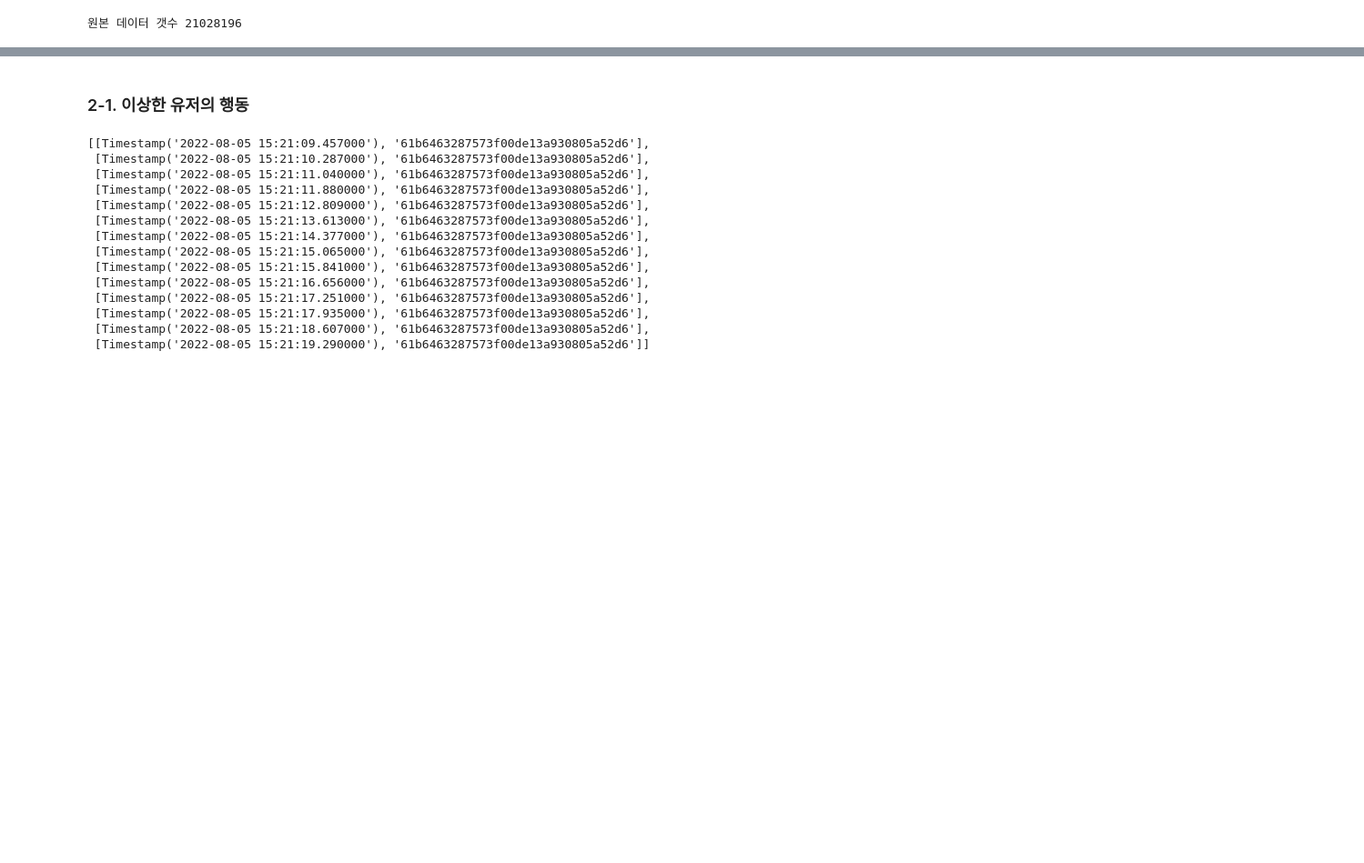
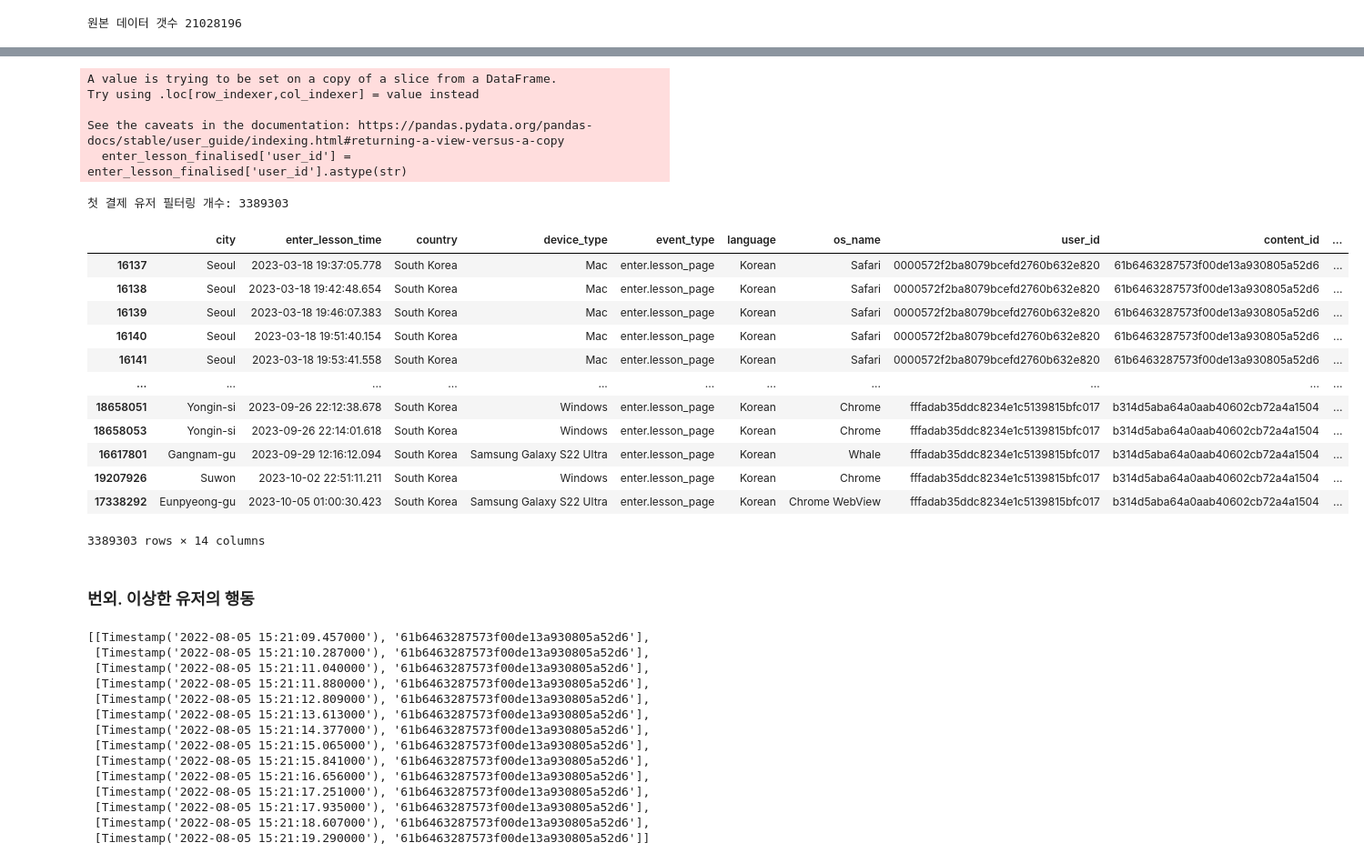
Before and after one commit to saeraniren/intermediate_project, a Jupyter notebook: haein_funnel_eda.ipynb, the cells around one changed output, grey strips where cells are left out. Shown at 91% size. Cells and saved outputs as stored; diff of their text form; code cells hidden in the pictures; blank space fills up the shorter version.

```diff
--- a/haein_funnel_eda.ipynb
+++ b/haein_funnel_eda.ipynb
@@ -1311,23 +1292,16 @@ display(first_paid_enter_lesson)
 # %%
 # 유저별 시간 기준 정렬 후 시간 차이 계산
-first_paid_enter_lesson = first_paid_enter_lesson.sort_values(
+enter_lesson = enter_lesson.sort_values(
     by=['user_id', 'enter_lesson_time'], ascending=True
 )
 
 # 시간 차이 계산 (단위: 초)
-first_paid_enter_lesson["time_diff_seconds"] = (
-    first_paid_enter_lesson.groupby('user_id')['enter_lesson_time']
+enter_lesson["time_diff_seconds"] = (
+    enter_lesson.groupby('user_id')['enter_lesson_time']
     .diff()
     .dt.total_seconds()
 )
 
-first_paid_enter_lesson_filtered = first_paid_enter_lesson[first_paid_enter_lesson["time_diff_seconds"] > 30]
-print("time_diff 필터링 개수:", len(first_paid_enter_lesson_filtered))
-
-first_paid_enter_lesson_filtered["enter_lesson_time_trimmed"] = first_paid_enter_lesson_filtered["enter_lesson_time"].dt.strftime('%Y-%m-%d %H:%M')
-
-first_paid_enter_lesson_finalised = complete_lesson_filtered.drop_duplicates(
-    subset=["user_id", "complete_lesson_time_trimmed"], keep="first"
-)
-print(" 시, 분단위 필터링 개수:", len(first_paid_enter_lesson_finalised))
+enter_lesson_filtered = enter_lesson[enter_lesson["time_diff_seconds"] > 30]
+print("time_diff 필터링 개수:", len(enter_lesson_filtered))
 # %% [output]
@@ -1362,0 +1309,6 @@ memory usage: 0.0+ bytes
+# %%
+enter_lesson_filtered["enter_lesson_time_trimmed"] = enter_lesson_filtered["enter_lesson_time"].dt.strftime('%Y-%m-%d %H:%M')
+enter_lesson_finalised = enter_lesson_filtered.drop_duplicates(
+    subset=["user_id", "enter_lesson_time_trimmed"], keep="first"
+)
+print("시:분 단위 중복 제거 완료. 남은 데이터 개수:", len(enter_lesson_finalised))
@@ -1363,5 +1337,40 @@ memory usage: 0.0+ bytes
+# %%
+# first_payment_user_id_list를 리스트로 변환
+first_payment_user_id_list = first_payment_user_id_list.tolist()  # numpy.ndarray → list 변환
+
+# 리스트 내 모든 값을 문자열(str)로 변환
+first_payment_user_id_list = [str(x) for x in first_payment_user_id_list]
+
+# enter_lesson_finalised['user_id']도 문자열(str)로 변환
+enter_lesson_finalised['user_id'] = enter_lesson_finalised['user_id'].astype(str)
+
+# 필터링 수행
+first_paid_enter_lesson = enter_lesson_finalised[enter_lesson_finalised['user_id'].isin(first_payment_user_id_list)]
+
+print("첫 결제 유저 필터링 개수:", len(first_paid_enter_lesson))
+display(first_paid_enter_lesson)
+# %% [output]
+A value is trying to be set on a copy of a slice from a DataFrame.
+Try using .loc[row_indexer,col_indexer] = value instead
+
+See the caveats in the documentation: https://pandas.pydata.org/pandas-docs/stable/user_guide/indexing.html#returning-a-view-versus-a-copy
+  enter_lesson_finalised['user_id'] = enter_lesson_finalised['user_id'].astype(str)
+첫 결제 유저 필터링 개수: 3389303
+|  | city | enter_lesson_time | country | device_type | event_type | language | os_name | user_id | content_id | ... |
+| 16137 | Seoul | 2023-03-18 19:37:05.778 | South Korea | Mac | enter.lesson_page | Korean | Safari | 0000572f2ba8079bcefd2760b632e820 | 61b6463287573f00de13a930805a52d6 | ... |
+| 16138 | Seoul | 2023-03-18 19:42:48.654 | South Korea | Mac | enter.lesson_page | Korean | Safari | 0000572f2ba8079bcefd2760b632e820 | 61b6463287573f00de13a930805a52d6 | ... |
+| 16139 | Seoul | 2023-03-18 19:46:07.383 | South Korea | Mac | enter.lesson_page | Korean | Safari | 0000572f2ba8079bcefd2760b632e820 | 61b6463287573f00de13a930805a52d6 | ... |
+| 16140 | Seoul | 2023-03-18 19:51:40.154 | South Korea | Mac | enter.lesson_page | Korean | Safari | 0000572f2ba8079bcefd2760b632e820 | 61b6463287573f00de13a930805a52d6 | ... |
+| 16141 | Seoul | 2023-03-18 19:53:41.558 | South Korea | Mac | enter.lesson_page | Korean | Safari | 0000572f2ba8079bcefd2760b632e820 | 61b6463287573f00de13a930805a52d6 | ... |
+| ... | ... | ... | ... | ... | ... | ... | ... | ... | ... | ... |
+| 18658051 | Yongin-si | 2023-09-26 22:12:38.678 | South Korea | Windows | enter.lesson_page | Korean | Chrome | fffadab35ddc8234e1c5139815bfc017 | b314d5aba64a0aab40602cb72a4a1504 | ... |
+| 18658053 | Yongin-si | 2023-09-26 22:14:01.618 | South Korea | Windows | enter.lesson_page | Korean | Chrome | fffadab35ddc8234e1c5139815bfc017 | b314d5aba64a0aab40602cb72a4a1504 | ... |
+| 16617801 | Gangnam-gu | 2023-09-29 12:16:12.094 | South Korea | Samsung Galaxy S22 Ultra | enter.lesson_page | Korean | Whale | fffadab35ddc8234e1c5139815bfc017 | b314d5aba64a0aab40602cb72a4a1504 | ... |
+| 19207926 | Suwon | 2023-10-02 22:51:11.211 | South Korea | Windows | enter.lesson_page | Korean | Chrome | fffadab35ddc8234e1c5139815bfc017 | b314d5aba64a0aab40602cb72a4a1504 | ... |
+| 17338292 | Eunpyeong-gu | 2023-10-05 01:00:30.423 | South Korea | Samsung Galaxy S22 Ultra | enter.lesson_page | Korean | Chrome WebView | fffadab35ddc8234e1c5139815bfc017 | b314d5aba64a0aab40602cb72a4a1504 | ... |
+3389303 rows × 14 columns
 # %% [markdown]
-### 2-1. 이상한 유저의 행동
+### 번외. 이상한 유저의 행동
 # %%
 user_lesson_times = negative_diffs.loc[
     negative_diffs['user_id'] == '004d370605a898527804555b99ff3b4a',
```
Also changed, not shown: parts of 16 cells of this notebook.
